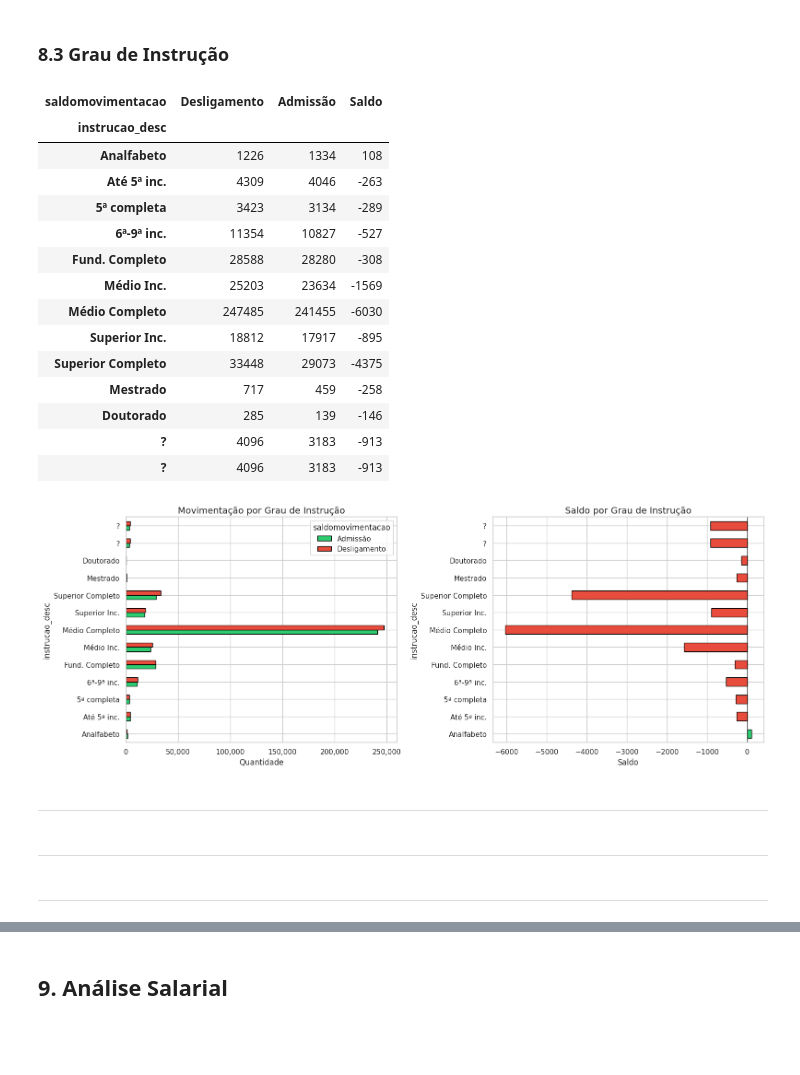
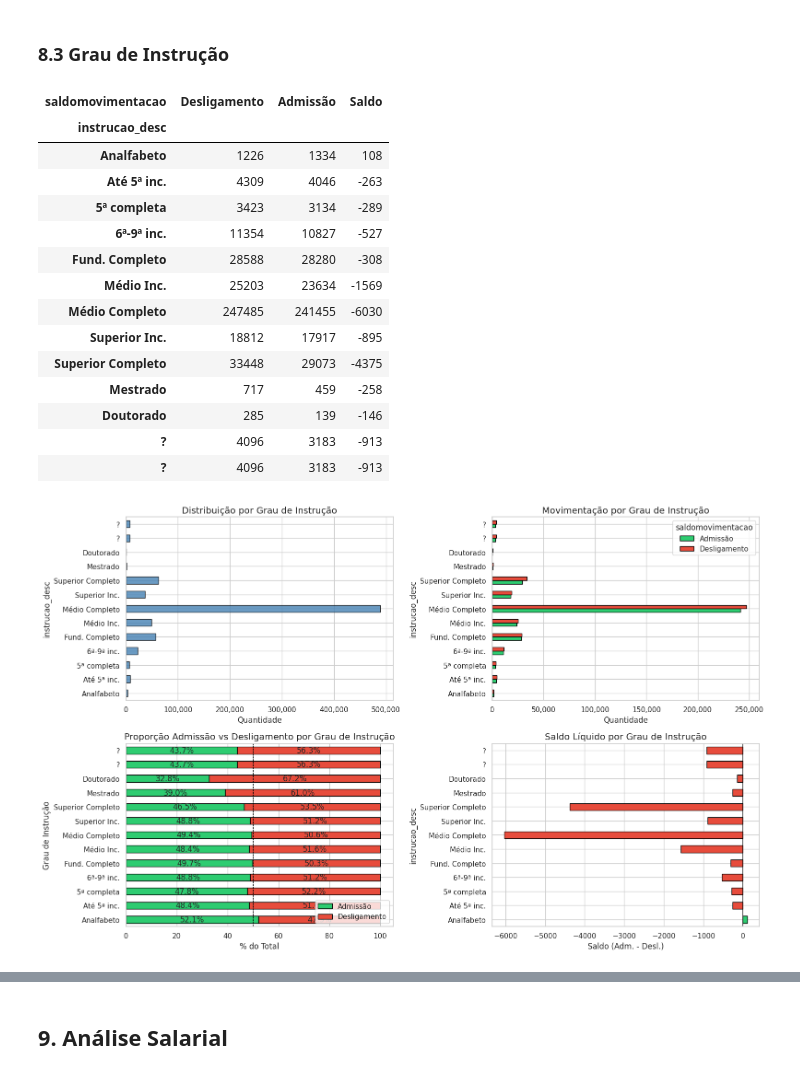
Before and after one commit to vinimeurer/employment-balance-predictor, a Jupyter notebook: eda_caged_curitiba.ipynb, the cells around one changed output, grey strips where cells are left out. Cells and saved outputs as stored; diff of their text form; code cells hidden in the pictures; blank space fills up the shorter version.

```diff
--- a/eda_caged_curitiba.ipynb
+++ b/eda_caged_curitiba.ipynb
@@ -616,9 +724,12 @@ plt.show()
 # %% [markdown]
 ### 8.3 Grau de Instrução
 # %%
+# Mapeamento de grau de instrução
 df["instrucao_desc"] = df["graudeinstrucao"].map(MAP_GRAU_INSTRUCAO).fillna("?")
 
-# Ordenar por código para manter hierarquia
+# ============================================================
+# Ordenação correta (mantendo hierarquia educacional)
+# ============================================================
 ordem_instrucao = (
     df[["graudeinstrucao", "instrucao_desc"]]
     .drop_duplicates()
@@ -626,6 +737,9 @@ ordem_instrucao = (
     .tolist()
 )
 
+# ============================================================
+# Tabela de movimentação por grau de instrução
+# ============================================================
 instr_saldo = (
     df.groupby(["instrucao_desc", "saldomovimentacao"])
     .size()
@@ -633,50 +747,86 @@ instr_saldo = (
     .rename(columns=MAP_SALDO)
     .reindex(ordem_instrucao)
 )
+
+# Cálculo do saldo líquido
 instr_saldo["Saldo"] = instr_saldo.get("Admissão", 0) - instr_saldo.get("Desligamento", 0)
+
 display(instr_saldo)
 
-fig, axes = plt.subplots(1, 2, figsize=(16, 6))
+# ============================================================
+# Visualizações
+# ============================================================
+fig, axes = plt.subplots(2, 2, figsize=(16, 10))
 
+# 1) Distribuição total por grau de instrução
+instr_total = instr_saldo["Admissão"] + instr_saldo["Desligamento"]
+
+instr_total.plot.barh(
+    ax=axes[0, 0],
+    color="steelblue",
+    edgecolor="black",
+    alpha=0.8
+)
+axes[0, 0].set_title("Distribuição por Grau de Instrução")
+axes[0, 0].set_xlabel("Quantidade")
+axes[0, 0].xaxis.set_major_formatter(mticker.FuncFormatter(lambda x, _: f"{x:,.0f}"))
+
+# 2) Movimentação (admissão vs desligamento)
 instr_saldo[["Admissão", "Desligamento"]].plot.barh(
-    ax=axes[0], color=["#2ecc71", "#e74c3c"], edgecolor="black",
+    ax=axes[0, 1],
+    color=["#2ecc71", "#e74c3c"],
+    edgecolor="black"
 )
-axes[0].set_title("Movimentação por Grau de Instrução")
-axes[0].set_xlabel("Quantidade")
-axes[0].xaxis.set_major_formatter(mticker.FuncFormatter(lambda x, _: f"{x:,.0f}"))
+axes[0, 1].set_title("Movimentação por Grau de Instrução")
+axes[0, 1].set_xlabel("Quantidade")
+axes[0, 1].xaxis.set_major_formatter(mticker.FuncFormatter(lambda x, _: f"{x:,.0f}"))
+
+# 3) Proporção normalizada (stacked 100%)
+instr_pct.plot.barh(
+    ax=axes[1, 0],
+    stacked=True,
+    color=["#2ecc71", "#e74c3c"],
+    edgecolor="black"
+)
+axes[1, 0].axvline(50, color="black", linestyle="--", linewidth=0.8)
+axes[1, 0].set_title("Proporção Admissão vs Desligamento por Grau de Instrução")
+axes[1, 0].set_xlabel("% do Total")
+axes[1, 0].set_ylabel("Grau de Instrução")
+axes[1, 0].legend(loc="lower right")
+
+# Rótulos de porcentagem
+for container in axes[1, 0].containers:
+    axes[1, 0].bar_label(container, fmt="%.1f%%", label_type="center")
+
+# 4) Saldo líquido
+cores_saldo = ["#e74c3c" if v < 0 else "#2ecc71" for v in instr_saldo["Saldo"]]
 
 instr_saldo["Saldo"].plot.barh(
-    ax=axes[1],
-    color=["#e74c3c" if v < 0 else "#2ecc71" for v in instr_saldo["Saldo"]],
-    edgecolor="black",
+    ax=axes[1, 1],
+    color=cores_saldo,
+    edgecolor="black"
 )
-axes[1].axvline(0, color="black", linewidth=0.8)
-axes[1].set_title("Saldo por Grau de Instrução")
-axes[1].set_xlabel("Saldo")
+axes[1, 1].axvline(0, color="black", linewidth=0.8)
+axes[1, 1].set_title("Saldo Líquido por Grau de Instrução")
+axes[1, 1].set_xlabel("Saldo (Adm. - Desl.)")
 
 plt.tight_layout()
 plt.show()
 # %% [output]
 | saldomovimentacao | Desligamento | Admissão | Saldo |
 | instrucao_desc |  |  |  |
 | Analfabeto | 1226 | 1334 | 108 |
 | Até 5ª inc. | 4309 | 4046 | -263 |
 | 5ª completa | 3423 | 3134 | -289 |
 | 6ª-9ª inc. | 11354 | 10827 | -527 |
 | Fund. Completo | 28588 | 28280 | -308 |
 | Médio Inc. | 25203 | 23634 | -1569 |
 | Médio Completo | 247485 | 241455 | -6030 |
 | Superior Inc. | 18812 | 17917 | -895 |
 | Superior Completo | 33448 | 29073 | -4375 |
 | Mestrado | 717 | 459 | -258 |
 | Doutorado | 285 | 139 | -146 |
 | ? | 4096 | 3183 | -913 |
 | ? | 4096 | 3183 | -913 |
-[figure, old version]
+[figure, new version]
-# %% [markdown]
----
-# %% [markdown]
----
-# %% [markdown]
----
 # %% [markdown]
```
Also changed, not shown: parts of 24 cells of this notebook.
